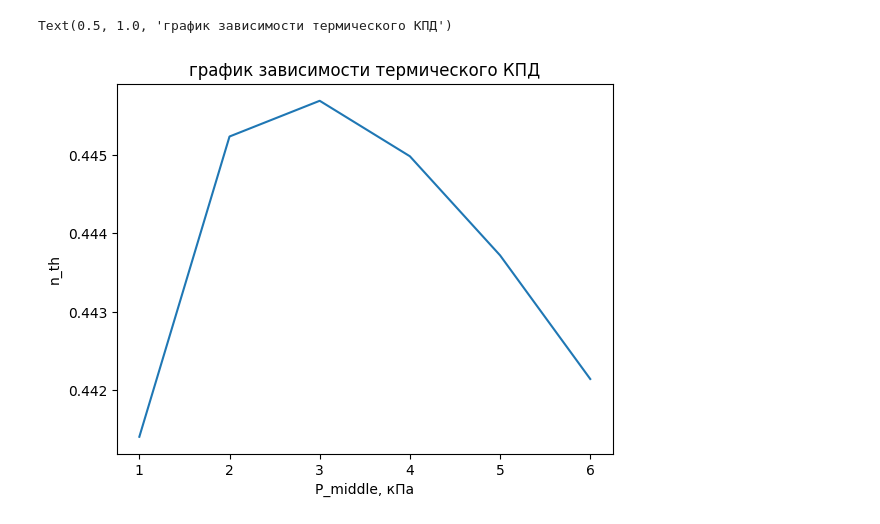
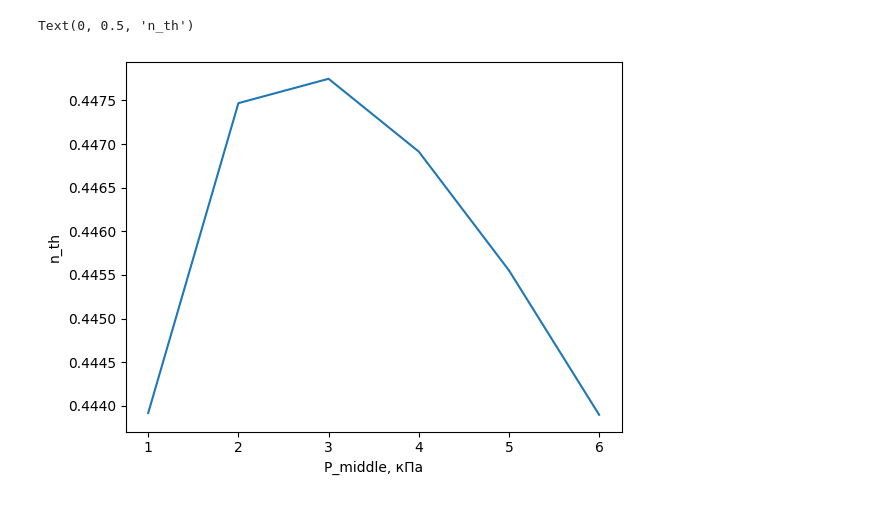
Before and after one commit to Kaikattya/turbine, a Jupyter notebook: hw_2_t1.ipynb, the cells around one changed output. Saved outputs shown, nothing was run; the diff lists cells and outputs as text; code cells hidden in the pictures.

```diff
--- a/hw_2_t1.ipynb
+++ b/hw_2_t1.ipynb
@@ -13,10 +22,10 @@ unit = 1 / MPa
 to_kelvin = lambda x: x + 273.15 if x else None
 # %%
 p_0 = 12 * MPa
-t_0 = to_kelvin(520)
+t_0 = to_kelvin(530)
 p_k = 5 * kPa
 p_middle_list = [1, 2, 3, 4, 5, 6]
-t_middle = to_kelvin(520)
+t_middle = to_kelvin(530)
 # %%
 def cycl(p_middle):
     p_middle = p_middle * MPa
@@ -35,8 +44,7 @@ y_val = [cycl(p_middle) for p_middle in p_middle_list]
 # %%
 plt.plot(x_val, y_val)
 plt.xlabel('P_middle, кПа')
 plt.ylabel('n_th')
-plt.title('график зависимости термического КПД')
 # %% [output]
-Text(0.5, 1.0, 'график зависимости термического КПД')
+Text(0, 0.5, 'n_th')
-[figure, old version]
+[figure, new version]
```
Also changed, not shown: parts of 3 cells of this notebook, 4 other files.
